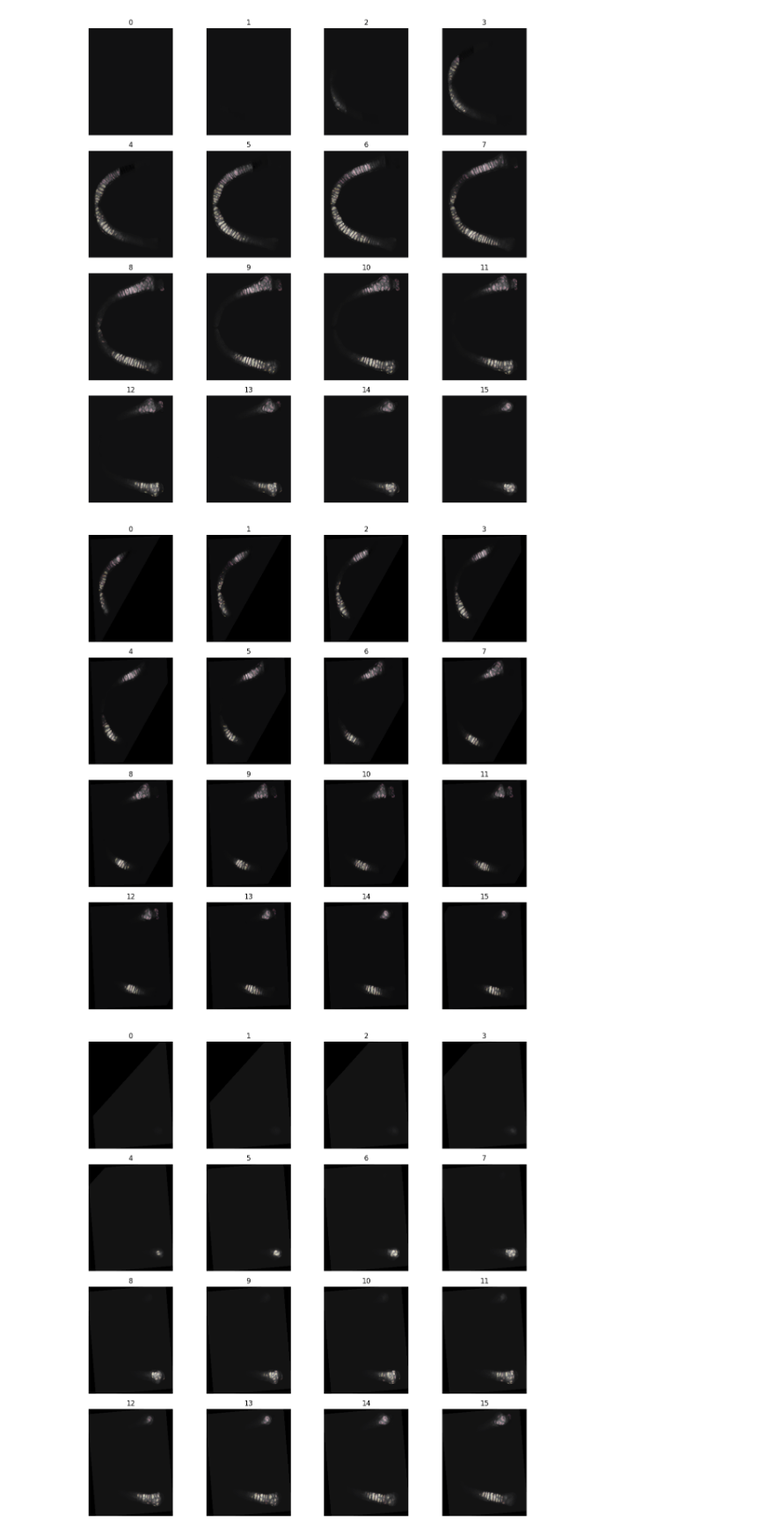
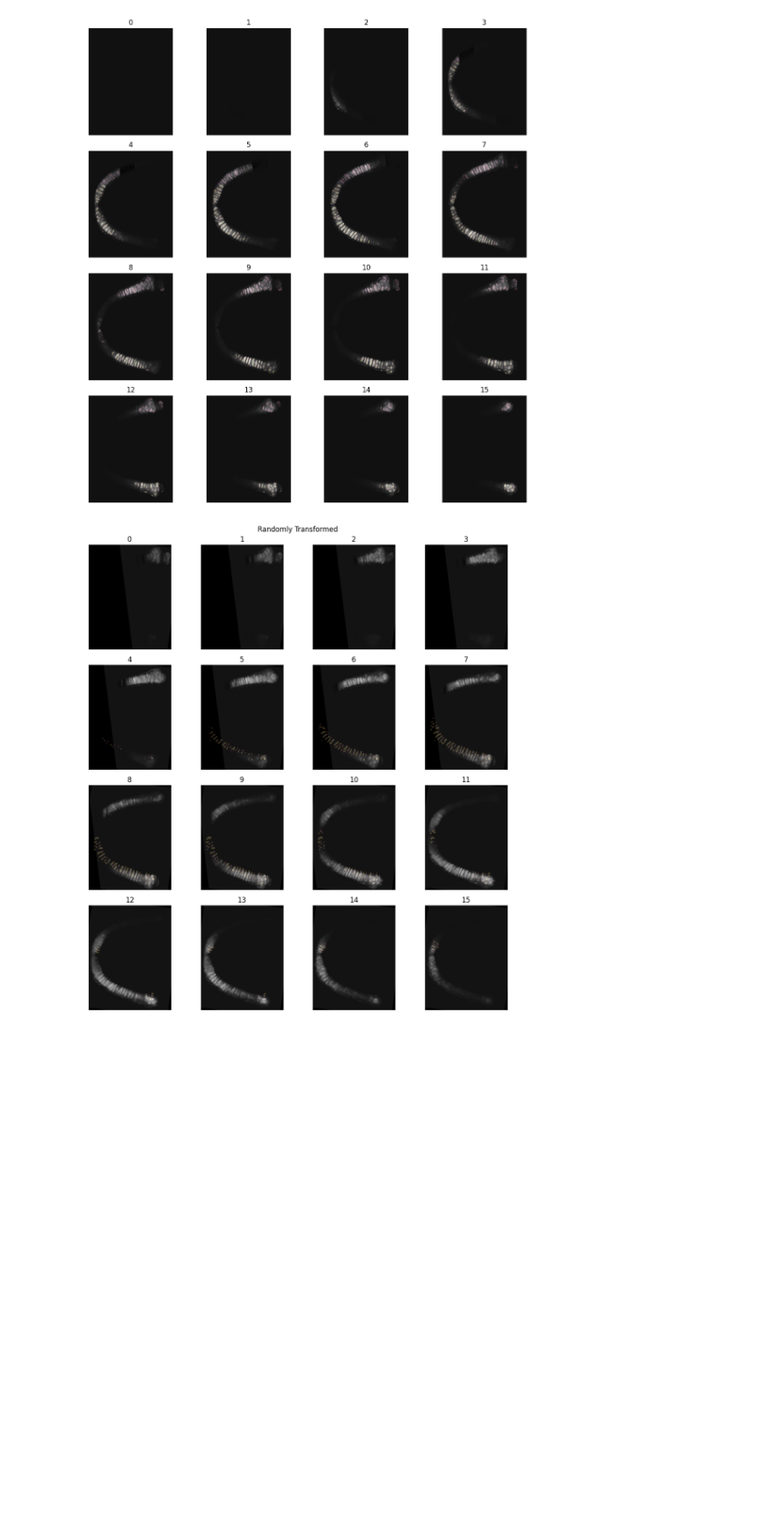
Before and after one commit to JGIBristol/fish_test, a Jupyter notebook: segment_test.ipynb, the cells around one changed output. Shown at 88% size. Drawn from its saved outputs; the diff is of its cells as text; code cells hidden in the pictures; blank space fills up the shorter version.

```diff
--- a/segment_test.ipynb
+++ b/segment_test.ipynb
@@ -105,20 +105,18 @@ plot.plot_arr(img, mask)
 # %%
 """ Convert images to tensors and apply transformations """
 
 from dev import image_io
 
 transform = image_io.random_transforms()
-subjects = [image_io.subject(img, mask) for _ in range(10)]
+subjects = [image_io.subject(img, mask) for _ in range(3)]
 
 subjectdataset = image_io.subject_dataset(subjects, transform)
 
-for subject in subjectdataset:
-    img_, mask_ = subject.image.data.squeeze(), subject.label.data.squeeze()
-
-    img_ = image_io.pytorch2img(img_)
-    mask_ = image_io.pytorch2img(mask_)
-
-    plot.plot_arr(img_, mask_)
+fig, _ = plot.plot_arr(
+    image_io.pytorch2img(subjectdataset[0].image.data.squeeze()),
+    image_io.pytorch2img(subjectdataset[0].label.data.squeeze()),
+)
+fig.suptitle("Randomly Transformed")
+fig.tight_layout()
 # %% [output]
-[figure, old version]
+[figure, new version]
-[figure, removed]
```
Also changed, not shown: parts of 3 cells of this notebook, 2 other files.
